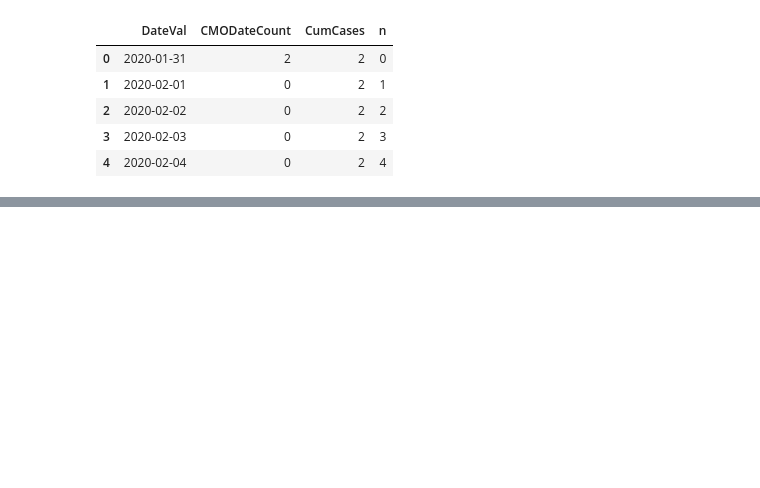
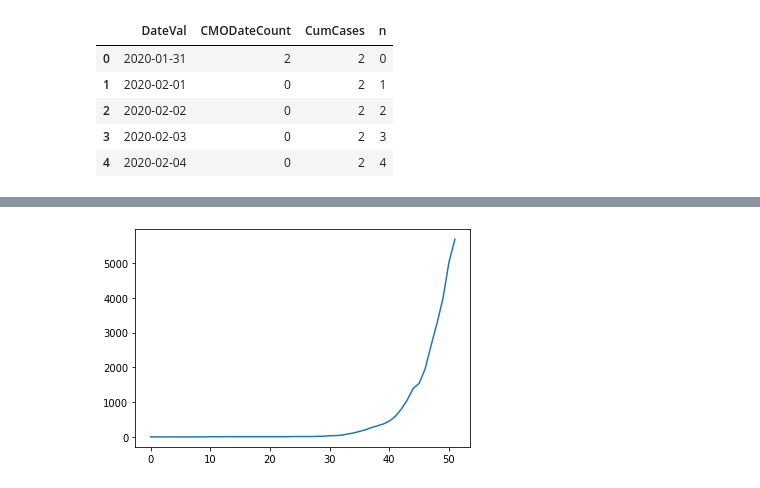
Before and after one commit to nearlyripe/DataprojectThree, a Jupyter notebook: Coronavirus Dashboard.ipynb, the cells around one changed output, grey strips where cells are left out. Cells and saved outputs as stored; diff of their text form; code cells hidden in the pictures; blank space fills up the shorter version.

```diff
--- a/Coronavirus Dashboard.ipynb
+++ b/Coronavirus Dashboard.ipynb
@@ -250,0 +318,7 @@ plt.plot(predictive, linear2.predict(poly4.fit_transform(predictive)))
+# %%
+
+plt.plot (dailyCases.n, dailyCases.CumCases)
+plt.figsize=(40, 10)
+plt.savefig(Current_Date + '_Daily_Cases')
+# %% [output]
+[figure, added]
```
Also changed, not shown: parts of 16 cells of this notebook, 4 other files.
